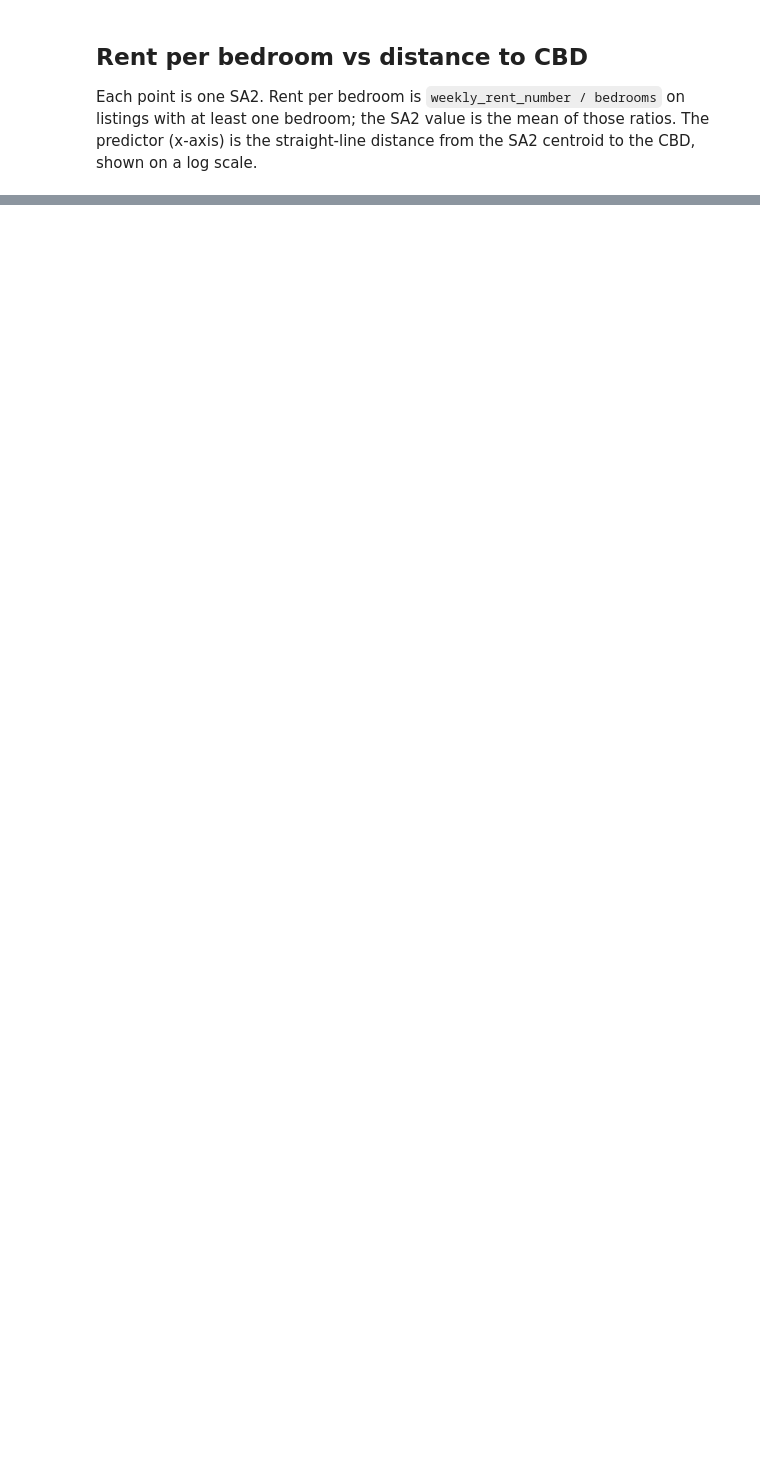
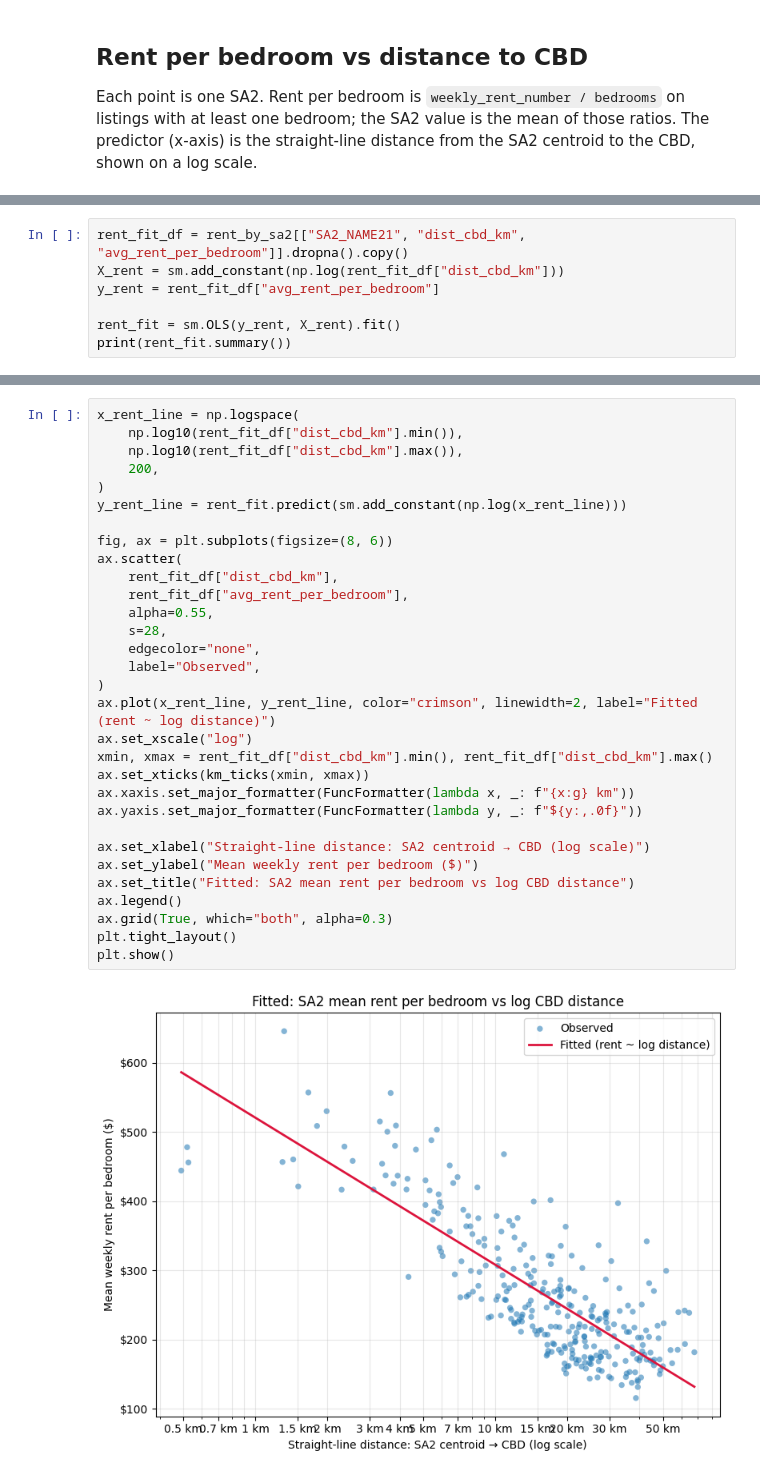
Before and after one commit to Aditya048/real-estate-industry-project, a Jupyter notebook: modelling/liveability/liveability_exploration.ipynb, the cells around one changed output, grey strips where cells are left out. Cells and saved outputs as stored; diff of their text form; blank space fills up the shorter version.

```diff
--- a/modelling/liveability/liveability_exploration.ipynb
+++ b/modelling/liveability/liveability_exploration.ipynb
@@ -245,0 +344,7 @@ plt.show()
+# %%
+rent_fit_df = rent_by_sa2[["SA2_NAME21", "dist_cbd_km", "avg_rent_per_bedroom"]].dropna().copy()
+X_rent = sm.add_constant(np.log(rent_fit_df["dist_cbd_km"]))
+y_rent = rent_fit_df["avg_rent_per_bedroom"]
+
+rent_fit = sm.OLS(y_rent, X_rent).fit()
+print(rent_fit.summary())
@@ -245,0 +369,33 @@ plt.show()
+# %%
+x_rent_line = np.logspace(
+    np.log10(rent_fit_df["dist_cbd_km"].min()),
+    np.log10(rent_fit_df["dist_cbd_km"].max()),
+    200,
+)
+y_rent_line = rent_fit.predict(sm.add_constant(np.log(x_rent_line)))
+
+fig, ax = plt.subplots(figsize=(8, 6))
+ax.scatter(
+    rent_fit_df["dist_cbd_km"],
+    rent_fit_df["avg_rent_per_bedroom"],
+    alpha=0.55,
+    s=28,
+    edgecolor="none",
+    label="Observed",
+)
+ax.plot(x_rent_line, y_rent_line, color="crimson", linewidth=2, label="Fitted (rent ~ log distance)")
+ax.set_xscale("log")
+xmin, xmax = rent_fit_df["dist_cbd_km"].min(), rent_fit_df["dist_cbd_km"].max()
+ax.set_xticks(km_ticks(xmin, xmax))
+ax.xaxis.set_major_formatter(FuncFormatter(lambda x, _: f"{x:g} km"))
+ax.yaxis.set_major_formatter(FuncFormatter(lambda y, _: f"${y:,.0f}"))
+
+ax.set_xlabel("Straight-line distance: SA2 centroid → CBD (log scale)")
+ax.set_ylabel("Mean weekly rent per bedroom ($)")
+ax.set_title("Fitted: SA2 mean rent per bedroom vs log CBD distance")
+ax.legend()
+ax.grid(True, which="both", alpha=0.3)
+plt.tight_layout()
+plt.show()
+# %% [output]
+[figure, added]
```
Also changed, not shown: parts of 16 cells of this notebook.
